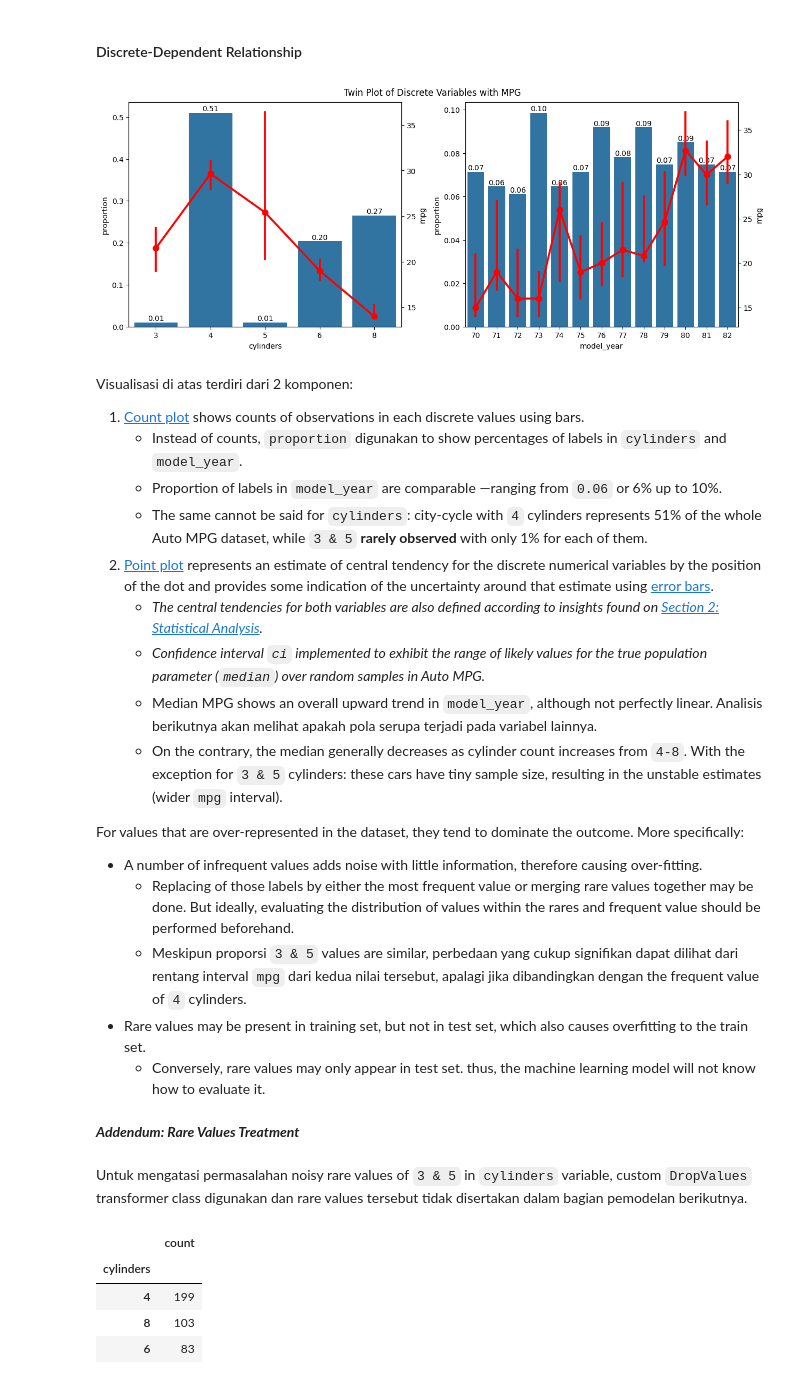
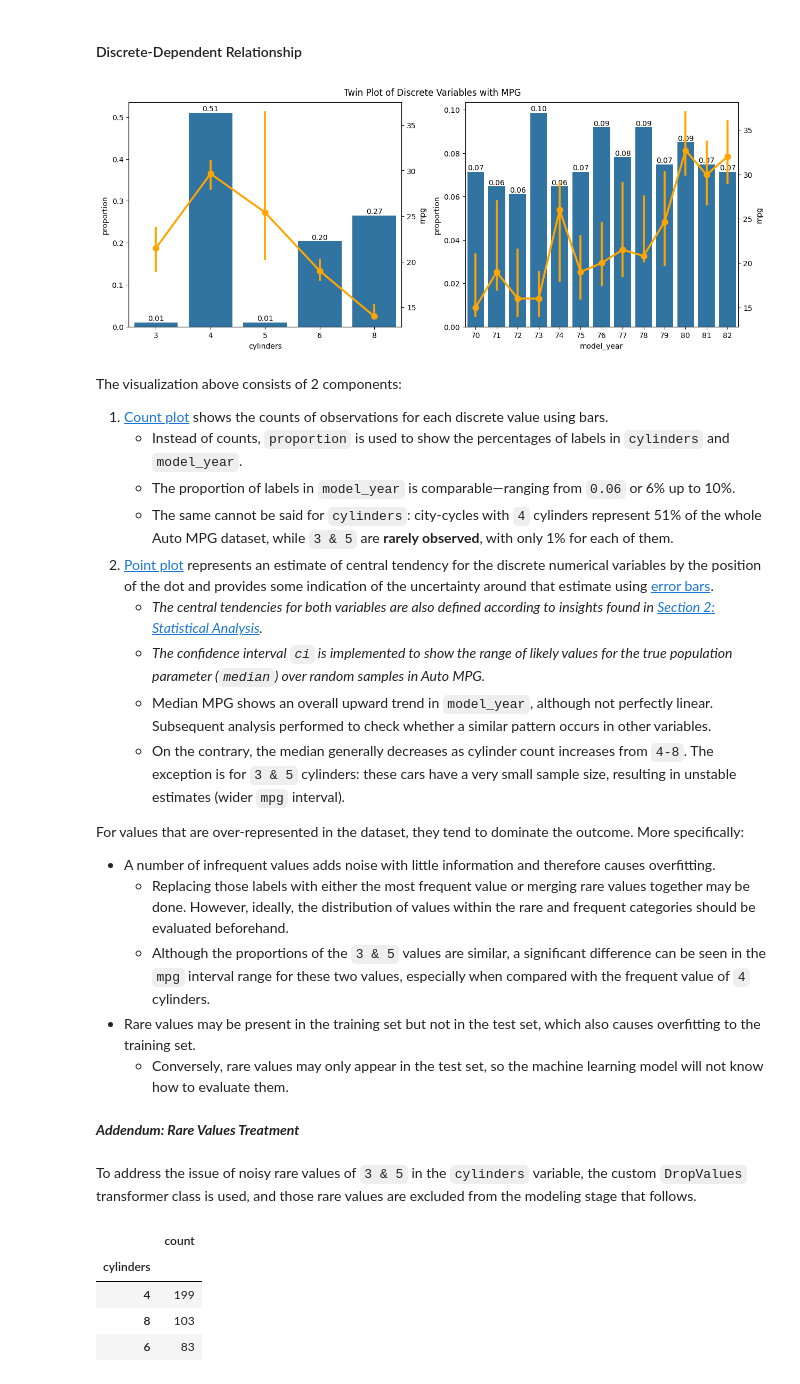
Before and after one commit to garudapaksi-yusuf/Auto_MPG_Prediction, a Jupyter notebook: notebook/notebook.ipynb, the cells around one changed output. Cells and saved outputs as stored; diff of their text form; code cells hidden in the pictures.

```diff
--- a/notebook/notebook.ipynb
+++ b/notebook/notebook.ipynb
@@ -66,8 +59,8 @@ def data_etl(id):
     features = ucirepo_dotdict.data.features
     target = ucirepo_dotdict.data.targets
 
-    axis_columns = 1
-    dataset = pd.concat([features, target], axis=axis_columns)
+    columns = 1
+    dataset = pd.concat([features, target], axis=columns)
 
     return dataset
 # %% [markdown]
@@ -153,13 +155,13 @@ pd.DataFrame({
 #### Invalid Data Type
 # %%
 # encode selected variables in dataset to Pandas' "categorical" data type
-unmatched_variable = "origin"
-matcher = MatchCategories(
-    unmatched_variable,
+invalid_column = "origin"
+transformer = MatchCategories(
+    invalid_column,
     ignore_format=True # allow transformer on variables with non-string data type (e.g., numeric)
 )
 data_matched = pd.DataFrame(
-    matcher.fit_transform(data),
-    columns=matcher.get_feature_names_out()
+    transformer.fit_transform(data),
+    columns=transformer.get_feature_names_out()
 )
 # %% [markdown]
@@ -248,8 +249,8 @@ df_mcar.transpose()
 # %%
 # discard missing data from dataset
-dropper = DropMissingData()
+transformer = DropMissingData()
 data_cleaned = pd.DataFrame(
-    dropper.fit_transform(data_matched),
-    columns=dropper.get_feature_names_out()
+    transformer.fit_transform(data_matched),
+    columns=transformer.get_feature_names_out()
 )
 # %% [markdown]
@@ -418,17 +419,17 @@ Beberapa insight dapat ditarik dari visualisasi sederhana ini seperti persebaran
 # %%
 # plot visualization for categorical variables
-categorical_columns = ["origin"]
+categorical_column = ["origin"]
 multiply_percent = 100
-axis_columns = 1
+columns = 1
 data_barplot = pd.concat([
-    data_train[categorical_columns].value_counts().sort_index(),
-    data_train[categorical_columns].value_counts(normalize=True).mul(multiply_percent)
-], axis=axis_columns)
+    data_train[categorical_column].value_counts().sort_index(),
+    data_train[categorical_column].value_counts(normalize=True).mul(multiply_percent)
+], axis=columns)
 axes = sns.barplot(data_barplot.reset_index(), x="origin", y="count")
 
 proportion_index, barplot_index = 1, 0
 labels = [
-    f"{round(value.get_height())}\n({round(data_barplot.iloc[index, proportion_index])}%)"
+    f"{round(value.get_height())}\n({round(data_barplot.iloc[index, proportion_index])}%))"
     for index, value in enumerate(axes.containers[barplot_index])
 ]
 axes.bar_label(axes.containers[barplot_index], labels=labels)
@@ -457,54 +458,54 @@ Berdasarkan visualisasi ini, *tidak terdeteksi any particular issue* with the on
 # %%
 # setup plot figure for discrete variables visualization
 width, height = 12.5, 5
 plt.figure(figsize=(width, height), layout="constrained")
 plt.suptitle("Twin Plot of Discrete Variables with MPG")
 
 # subset variables with discrete data type from numerical variables
-dependent_columns = "mpg"
-continuous_columns = continuous_train.drop(columns=dependent_columns).columns.tolist()
+dependent_column = "mpg"
+continuous_columns = continuous_train.drop(columns=dependent_column).columns.tolist()
 discrete_dependent_train = numerical_train.drop(columns=continuous_columns)
 
 # plot visualization for discrete variables
 nrows, ncols = 1, 2
-for count, column in enumerate(discrete_dependent_train, start=1):
-    if column != dependent_columns:
+for count, column in enumerate(discrete_dependent_train, start=start_enumerate):
+    if column != dependent_column:
         plt.subplot(nrows, ncols, count)
         kwargs = {"data": discrete_dependent_train, "x": column}
 
         axes = sns.countplot(**kwargs, stat="proportion")
         axes.bar_label(axes.containers[0], fmt='%.2f')
 
         axes_twinx = axes.twinx()
         sns.pointplot(
             **kwargs,
-            y=dependent_columns,
+            y=dependent_column,
             estimator="median",
             errorbar="ci",
             seed=rng,
-            color="red",
+            color="orange",
             ax=axes_twinx,
         )
 # %% [output]
-[figure, old version]
+[figure, new version]
 # %% [markdown]
-Visualisasi di atas terdiri dari 2 komponen:
-1. [Count plot](https://seaborn.pydata.org/generated/seaborn.countplot.html) shows counts of observations in each discrete values using bars.
-    * Instead of counts, `proportion` digunakan to show percentages of labels in `cylinders` and `model_year`.
-    * Proportion of labels in `model_year` are comparable —ranging from `0.06` or 6% up to 10%.
-    * The same cannot be said for `cylinders`: city-cycle with `4` cylinders represents 51% of the whole Auto MPG dataset, while `3 & 5` **rarely observed** with only 1% for each of them.
+The visualization above consists of 2 components:
+1. [Count plot](https://seaborn.pydata.org/generated/seaborn.countplot.html) shows the counts of observations for each discrete value using bars.
+    * Instead of counts, `proportion` is used to show the percentages of labels in `cylinders` and `model_year`.
+    * The proportion of labels in `model_year` is comparable—ranging from `0.06` or 6% up to 10%.
+    * The same cannot be said for `cylinders`: city-cycles with `4` cylinders represent 51% of the whole Auto MPG dataset, while `3 & 5` are **rarely observed**, with only 1% for each of them.
 2. [Point plot](https://seaborn.pydata.org/generated/seaborn.pointplot.html) represents an estimate of central tendency for the discrete numerical variables by the position of the dot and provides some indication of the uncertainty around that estimate using [error bars](https://seaborn.pydata.org/tutorial/error_bars.html).
-    * *The central tendencies for both variables are also defined according to insights found on [Section 2: Statistical Analysis](#statistical-analysis).*
-    * *Confidence interval `ci` implemented to exhibit the range of likely values for the true population parameter (`median`) over random samples in Auto MPG.*
-    * Median MPG shows an overall upward trend in `model_year`, although not perfectly linear. Analisis berikutnya akan melihat apakah pola serupa terjadi pada variabel lainnya.
-    * On the contrary, the median generally decreases as cylinder count increases from `4-8`. With the exception for `3 & 5` cylinders: these cars have tiny sample size, resulting in the unstable estimates (wider `mpg` interval).
+    * *The central tendencies for both variables are also defined according to insights found in [Section 2: Statistical Analysis](#statistical-analysis).*
+    * *The confidence interval `ci` is implemented to show the range of likely values for the true population parameter (`median`) over random samples in Auto MPG.*
+    * Median MPG shows an overall upward trend in `model_year`, although not perfectly linear. Subsequent analysis performed to check whether a similar pattern occurs in other variables.
+    * On the contrary, the median generally decreases as cylinder count increases from `4-8`. The exception is for `3 & 5` cylinders: these cars have a very small sample size, resulting in unstable estimates (wider `mpg` interval).
 
 For values that are over-represented in the dataset, they tend to dominate the outcome. More specifically:
-* A number of infrequent values adds noise with little information, therefore causing over-fitting.
-    * Replacing of those labels by either the most frequent value or merging rare values together may be done. But ideally, evaluating the distribution of values within the rares and frequent value should be performed beforehand.
-    * Meskipun proporsi `3 & 5` values are similar, perbedaan yang cukup signifikan dapat dilihat dari rentang interval `mpg` dari kedua nilai tersebut, apalagi jika dibandingkan dengan the frequent value of `4` cylinders.
-* Rare values may be present in training set, but not in test set, which also causes overfitting to the train set.
-    * Conversely, rare values may only appear in test set. thus, the machine learning model will not know how to evaluate it.
+* A number of infrequent values adds noise with little information and therefore causes overfitting.
+    * Replacing those labels with either the most frequent value or merging rare values together may be done. However, ideally, the distribution of values within the rare and frequent categories should be evaluated beforehand.
+    * Although the proportions of the `3 & 5` values are similar, a significant difference can be seen in the `mpg` interval range for these two values, especially when compared with the frequent value of `4` cylinders.
+* Rare values may be present in the training set but not in the test set, which also causes overfitting to the training set.
+    * Conversely, rare values may only appear in the test set, so the machine learning model will not know how to evaluate them.
 # %% [markdown]
 ***Addendum: Rare Values Treatment***
 # %%
@@ -541,5 +542,5 @@ class DropValues(BaseEstimator, TransformerMixin):
         mask = ~X[self.column].isin(self.values)
         return X.loc[mask]
 # %% [markdown]
-Untuk mengatasi permasalahan noisy rare values of `3 & 5` in `cylinders` variable, custom `DropValues` transformer class digunakan dan rare values tersebut tidak disertakan dalam bagian pemodelan berikutnya.
+To address the issue of noisy rare values of `3 & 5` in the `cylinders` variable, the custom `DropValues` transformer class is used, and those rare values are excluded from the modeling stage that follows.
 # %%
```
Also changed, not shown: parts of 79 cells of this notebook, 7 other files.
